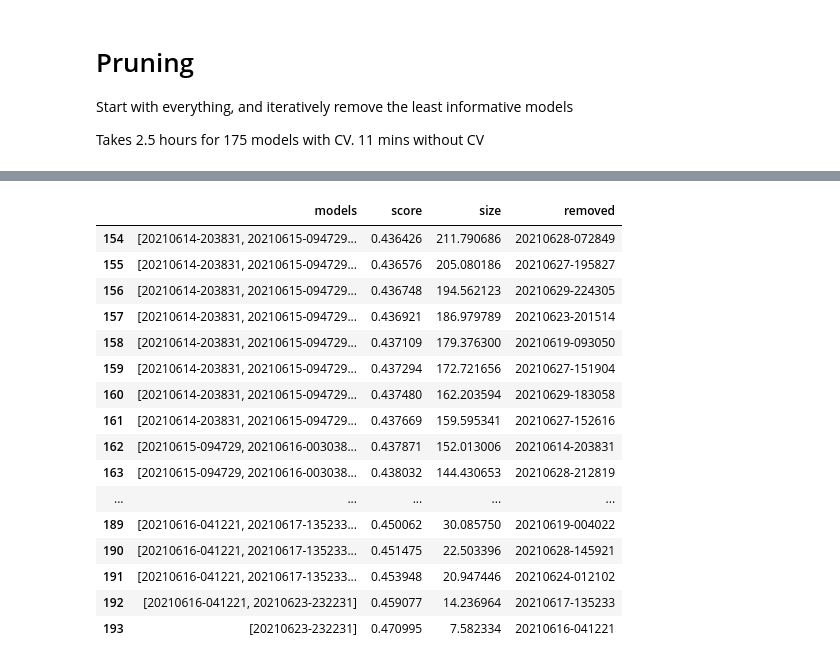
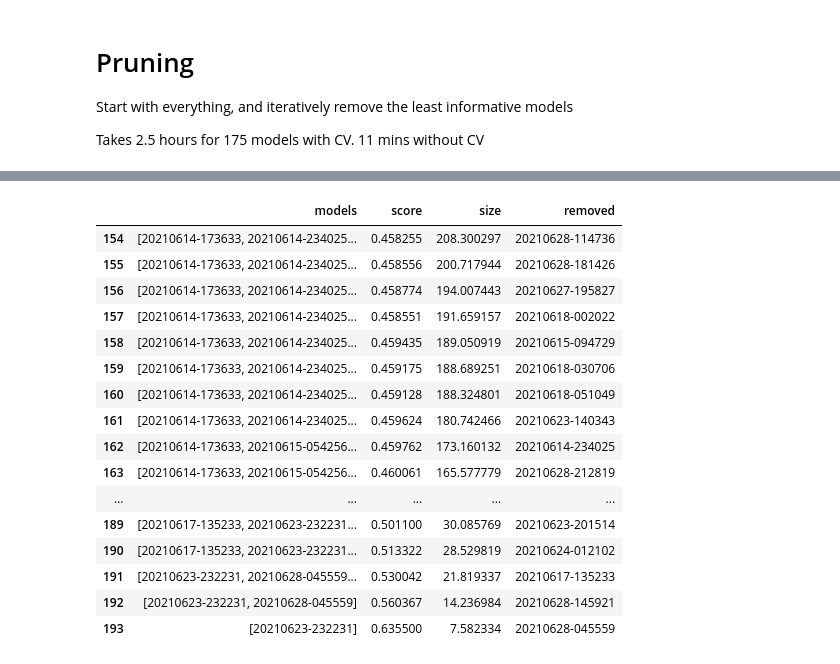
Before and after one commit to Anjum48/commonlitreadabilityprize, a Jupyter notebook: notebooks/stacking.ipynb, the cells around one changed output, grey strips where cells are left out. Drawn from its saved outputs; the diff is of its cells as text; code cells hidden in the pictures.

```diff
--- a/notebooks/stacking.ipynb
+++ b/notebooks/stacking.ipynb
@@ -429,6 +432,20 @@ def get_score(X, y, ridge=True):
         return np.sqrt(reg.mse_path_)[-1].mean()
 
 
+
+def add_noise(X):
+    std_error = oofs["standard_error"].values.reshape(-1, 1)
+    delta = np.random.normal(scale=std_error, size=(len(std_error), X.shape[1]))
+    return X + delta
+
+
+def get_score_monte_carlo(X, y, ridge=True, n=100):
+    scores = [get_score(add_noise(X), y, ridge=True) for _ in range(n)]
+#     scores = Parallel(n_jobs=2, prefer="threads")(delayed(get_score)(add_noise(X), y, ridge) for _ in range(n))
+
+    return np.mean(scores)
+
+
 def averaging(X, y):
     y_pred = X.mean(1)
     return np.sqrt(mean_squared_error(y_pred, y))
@@ -823,20 +848,24 @@ Takes 2.5 hours for 175 models with CV. 11 mins without CV
 # %%
 candidates = model_folders.copy() # + ts_features
 history = []
+cv = False
 ridge = True
-score = get_nf_score(oofs[candidates], oofs["target"], cv=False)
+# score = get_nf_score(oofs[candidates], oofs["target"], cv=cv)
 # score = get_score(oofs[candidates], oofs["target"], ridge=ridge)
+score = get_score_monte_carlo(oofs[candidates], oofs["target"], ridge=ridge)
 
 print(f"Initial score {score:0.5f}")
 
 while len(candidates) > 1:
     trial_candidates = [candidates[:i] + candidates[i+1:] for i, _ in enumerate(candidates)]
-    scores = [get_nf_score(oofs[tc], oofs["target"], cv=False) for tc in trial_candidates]
+#    scores = [get_nf_score(oofs[tc], oofs["target"], cv=cv) for tc in trial_candidates]
 #     scores = [get_score(oofs[tc], oofs["target"], ridge=ridge) for tc in trial_candidates]
+    scores = [get_score_monte_carlo(oofs[tc], oofs["target"], ridge=ridge) for tc in trial_candidates]
     removed = candidates[np.argmin(scores)]
     del candidates[np.argmin(scores)]
-    score = get_nf_score(oofs[candidates], oofs["target"], cv=False)
+#    score = get_nf_score(oofs[candidates], oofs["target"], cv=cv)
 #     score = get_score(oofs[candidates], oofs["target"], ridge=ridge)
+    score = get_score_monte_carlo(oofs[candidates], oofs["target"], ridge=ridge)
     size = np.sum([get_size(c) for c in candidates])
     history.append({"models": candidates.copy(), "score": score, "size": size, "removed": removed})
     print(f"{len(history)} New score {score:0.5f}. Size: {size:0.1f} GB. Removed {removed}")
@@ -864,18 +893,18 @@ Initial score 0.43110
 |  | models | score | size | removed |
-| 154 | [20210614-203831, 20210615-094729... | 0.436426 | 211.790686 | 20210628-072849 |
-| 155 | [20210614-203831, 20210615-094729... | 0.436576 | 205.080186 | 20210627-195827 |
-| 156 | [20210614-203831, 20210615-094729... | 0.436748 | 194.562123 | 20210629-224305 |
-| 157 | [20210614-203831, 20210615-094729... | 0.436921 | 186.979789 | 20210623-201514 |
-| 158 | [20210614-203831, 20210615-094729... | 0.437109 | 179.376300 | 20210619-093050 |
-| 159 | [20210614-203831, 20210615-094729... | 0.437294 | 172.721656 | 20210627-151904 |
-| 160 | [20210614-203831, 20210615-094729... | 0.437480 | 162.203594 | 20210629-183058 |
-| 161 | [20210614-203831, 20210615-094729... | 0.437669 | 159.595341 | 20210627-152616 |
-| 162 | [20210615-094729, 20210616-003038... | 0.437871 | 152.013006 | 20210614-203831 |
-| 163 | [20210615-094729, 20210616-003038... | 0.438032 | 144.430653 | 20210628-212819 |
+| 154 | [20210614-173633, 20210614-234025... | 0.458255 | 208.300297 | 20210628-114736 |
+| 155 | [20210614-173633, 20210614-234025... | 0.458556 | 200.717944 | 20210628-181426 |
+| 156 | [20210614-173633, 20210614-234025... | 0.458774 | 194.007443 | 20210627-195827 |
+| 157 | [20210614-173633, 20210614-234025... | 0.458551 | 191.659157 | 20210618-002022 |
+| 158 | [20210614-173633, 20210614-234025... | 0.459435 | 189.050919 | 20210615-094729 |
+| 159 | [20210614-173633, 20210614-234025... | 0.459175 | 188.689251 | 20210618-030706 |
+| 160 | [20210614-173633, 20210614-234025... | 0.459128 | 188.324801 | 20210618-051049 |
+| 161 | [20210614-173633, 20210614-234025... | 0.459624 | 180.742466 | 20210623-140343 |
+| 162 | [20210614-173633, 20210615-054256... | 0.459762 | 173.160132 | 20210614-234025 |
+| 163 | [20210614-173633, 20210615-054256... | 0.460061 | 165.577779 | 20210628-212819 |
 | ... | ... | ... | ... | ... |
-| 189 | [20210616-041221, 20210617-135233... | 0.450062 | 30.085750 | 20210619-004022 |
-| 190 | [20210616-041221, 20210617-135233... | 0.451475 | 22.503396 | 20210628-145921 |
-| 191 | [20210616-041221, 20210617-135233... | 0.453948 | 20.947446 | 20210624-012102 |
-| 192 | [20210616-041221, 20210623-232231] | 0.459077 | 14.236964 | 20210617-135233 |
-| 193 | [20210623-232231] | 0.470995 | 7.582334 | 20210616-041221 |
+| 189 | [20210617-135233, 20210623-232231... | 0.501100 | 30.085769 | 20210623-201514 |
+| 190 | [20210617-135233, 20210623-232231... | 0.513322 | 28.529819 | 20210624-012102 |
+| 191 | [20210623-232231, 20210628-045559... | 0.530042 | 21.819337 | 20210617-135233 |
+| 192 | [20210623-232231, 20210628-045559] | 0.560367 | 14.236984 | 20210628-145921 |
+| 193 | [20210623-232231] | 0.635500 | 7.582334 | 20210628-045559 |
 # %%
```
Also changed, not shown: parts of 13 cells of this notebook, 2 other files.
